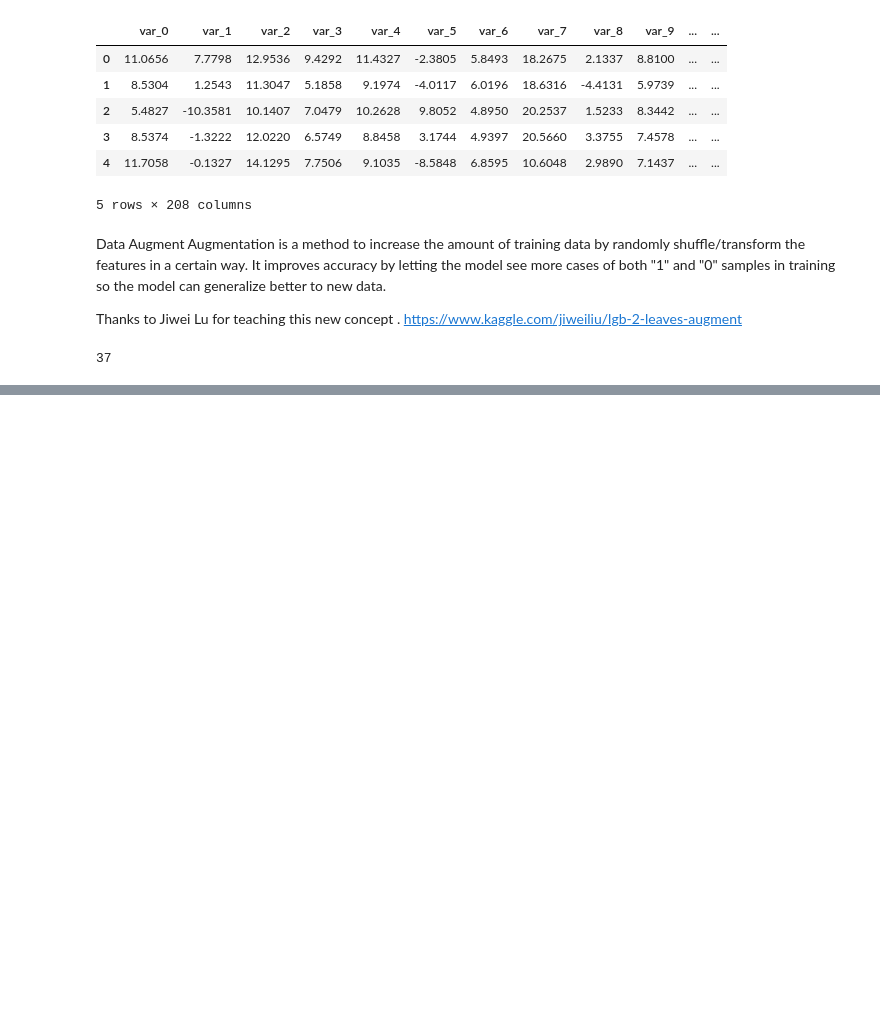
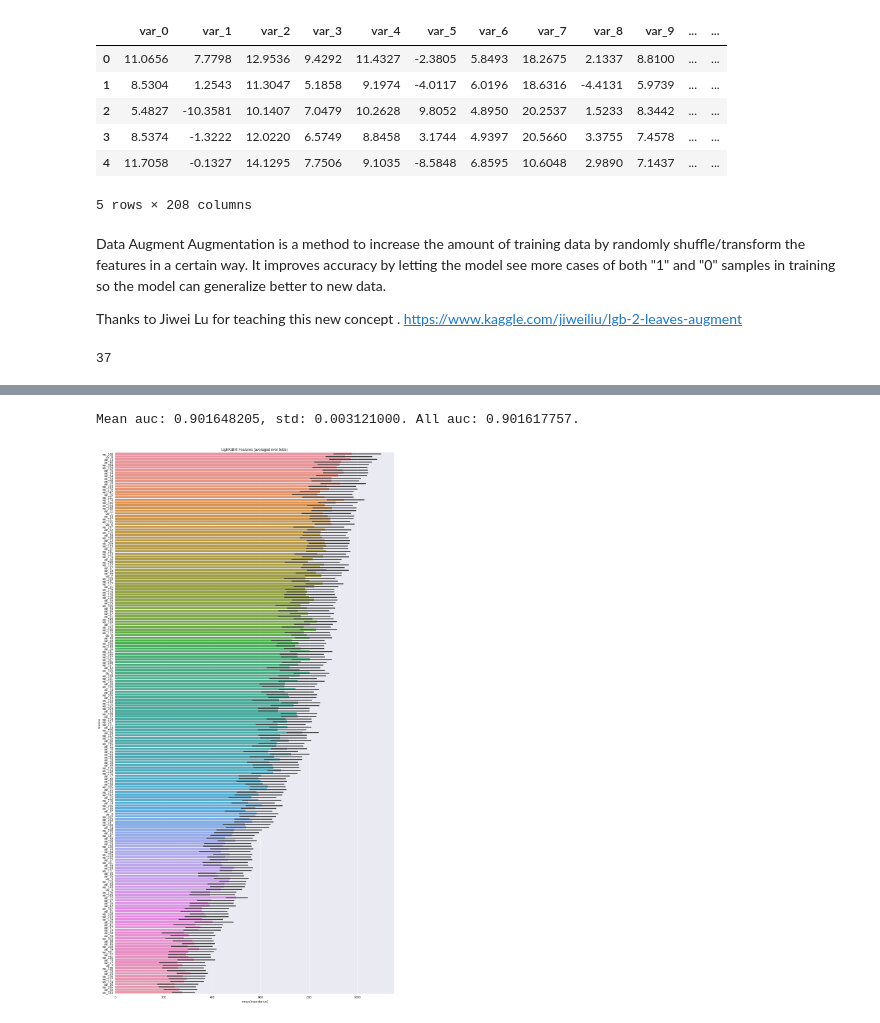
Before and after one commit to boscoybarra/customer-transaction-prediction, a Jupyter notebook: Augmented_EDA_customers.ipynb, the cells around one changed output, grey strips where cells are left out. Saved outputs shown, nothing was run; the diff lists cells and outputs as text; code cells hidden in the pictures; blank space fills up the shorter version.

```diff
--- a/Augmented_EDA_customers.ipynb
+++ b/Augmented_EDA_customers.ipynb
@@ -296,0 +346,31 @@ sample_submission.to_csv('/content/drive/My Drive/kaggle/santander-customer-tran
+# %%
+lgb_params = {
+    "objective" : "binary",
+    "metric" : "auc",
+    "boosting": 'gbdt',
+    "max_depth" : -1,
+    "num_leaves" : 13,
+    "learning_rate" : 0.01,
+    "bagging_freq": 5,
+    "bagging_fraction" : 0.4,
+    "feature_fraction" : 0.05,
+    "min_data_in_leaf": 80,
+    "min_sum_heassian_in_leaf": 10,
+    "tree_learner": "serial",
+    "boost_from_average": "false",
+    #"lambda_l1" : 5,
+    #"lambda_l2" : 5,
+    "bagging_seed" : random_state,
+    "verbosity" : 1,
+    "seed": random_state
+}
+# %%
+skf = StratifiedKFold(n_splits=5, shuffle=True, random_state=random_state)
+oof = df_train[['ID_code', 'target']]
+oof['predict'] = 0
+predictions = df_test[['ID_code']]
+val_aucs = []
+feature_importance_df = pd.DataFrame()
+# %%
+features = [col for col in df_train.columns if col not in ['target', 'ID_code']]
+X_test = df_test[features].values
@@ -296,0 +430,21 @@ sample_submission.to_csv('/content/drive/My Drive/kaggle/santander-customer-tran
+# %%
+mean_auc = np.mean(val_aucs)
+std_auc = np.std(val_aucs)
+all_auc = roc_auc_score(oof['target'], oof['predict'])
+print("Mean auc: %.9f, std: %.9f. All auc: %.9f." % (mean_auc, std_auc, all_auc))
+# %% [output]
+Mean auc: 0.901648205, std: 0.003121000. All auc: 0.901617757.
+# %%
+cols = (feature_importance_df[["feature", "importance"]]
+        .groupby("feature")
+        .mean()
+        .sort_values(by="importance", ascending=False)[:1000].index)
+best_features = feature_importance_df.loc[feature_importance_df.feature.isin(cols)]
+
+plt.figure(figsize=(14,26))
+sns.barplot(x="importance", y="feature", data=best_features.sort_values(by="importance",ascending=False))
+plt.title('LightGBM Features (averaged over folds)')
+plt.tight_layout()
+plt.savefig('lgbm_importances.png')
+# %% [output]
+[figure, added]
```
Also changed, not shown: parts of 10 cells of this notebook.
